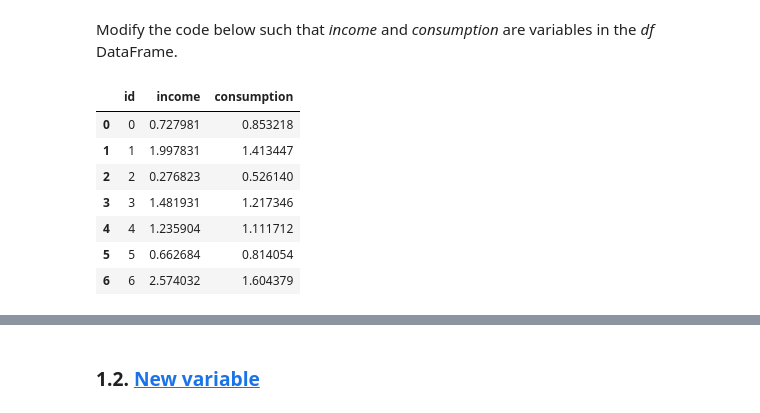
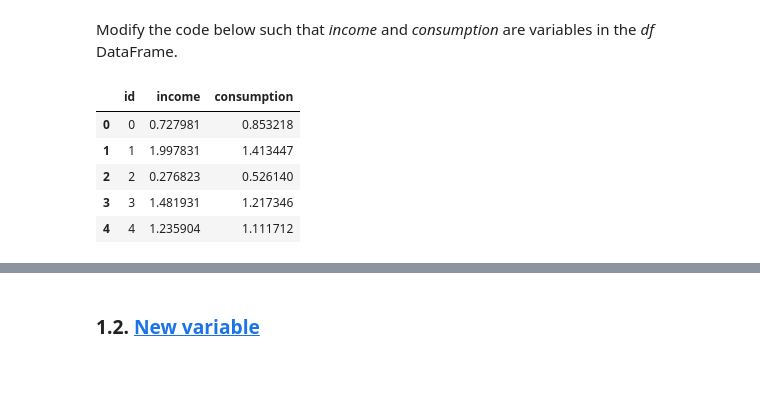
Before and after one commit to fgv916/ProgEconFgv916, a Jupyter notebook: PS2_ftv/Problem_set_2.ipynb, the cells around one changed output, grey strips where cells are left out. Cells and saved outputs as stored; diff of their text form; code cells hidden in the pictures; blank space fills up the shorter version.

```diff
--- a/PS2_ftv/Problem_set_2.ipynb
+++ b/PS2_ftv/Problem_set_2.ipynb
@@ -48,27 +48,25 @@ from dstapi import DstApi
 # %% [markdown]
 Modify the code below such that *income* and *consumption* are variables in the *df* DataFrame.
 # %%
-np.random.seed(2000)
-#np.random.seed(1999)
+
+np.random.seed(1999)
 
 N = 100
 mydata = {}
 mydata['id'] = range(N)
 mydata['income'] = np.exp(np.random.normal(size=N))
 mydata['consumption'] = np.sqrt(mydata['income'])
 
 df = pd.DataFrame(mydata)
-df.head(7) #toppen af listen
+df.head(5) #toppen af listen
 #df.tail(3) #bunden af listen
 # %% [output]
 |  | id | income | consumption |
 | 0 | 0 | 0.727981 | 0.853218 |
 | 1 | 1 | 1.997831 | 1.413447 |
 | 2 | 2 | 0.276823 | 0.526140 |
 | 3 | 3 | 1.481931 | 1.217346 |
 | 4 | 4 | 1.235904 | 1.111712 |
-| 5 | 5 | 0.662684 | 0.814054 |
-| 6 | 6 | 2.574032 | 1.604379 |
 # %%
 display(df)
 # %% [output]
```
Also changed, not shown: parts of 29 cells of this notebook, 1 other file.
